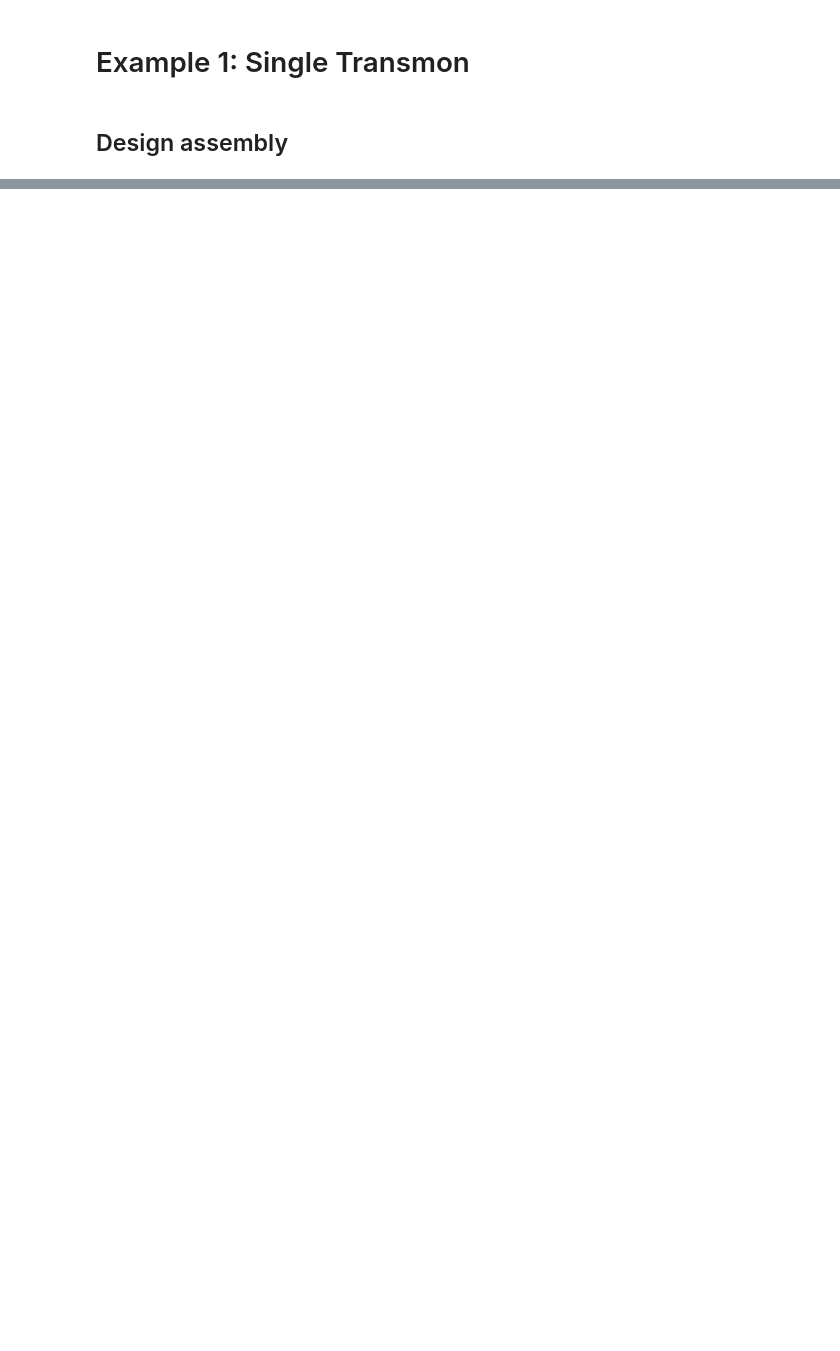
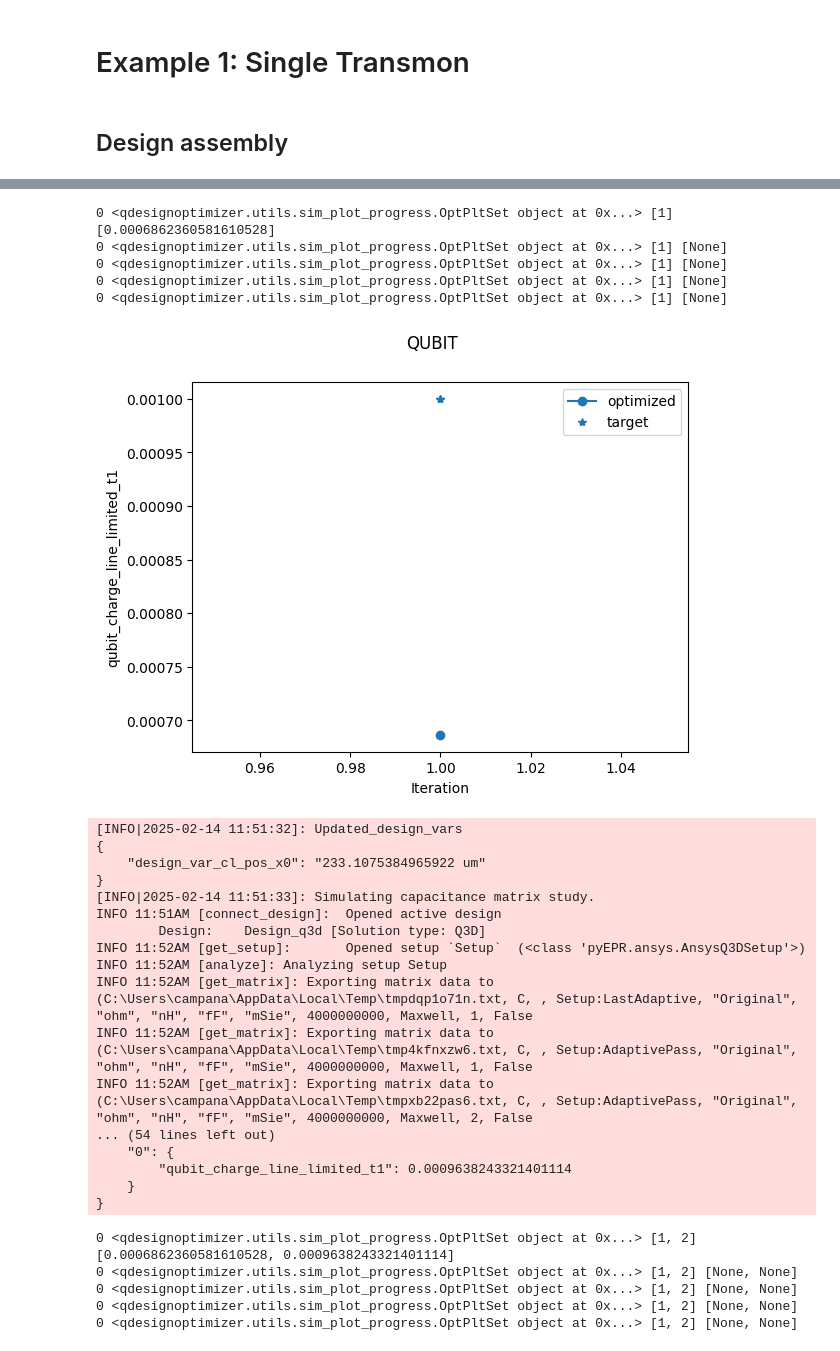
Before and after one commit to 202Q-lab/QDesignOptimizer, a Jupyter notebook: projects/example_single_transmon_chip/main.ipynb, the cells around one changed output, grey strips where cells are left out. Saved outputs shown, nothing was run; the diff lists cells and outputs as text; code cells hidden in the pictures; blank space fills up the shorter version.

Commit message:
Complete example, minor improvements to plotting and log info

```diff
--- a/projects/example_single_transmon_chip/main.ipynb
+++ b/projects/example_single_transmon_chip/main.ipynb
@@ -50,13 +50,7 @@ from qdesignoptimizer.design_analysis import DesignAnalysis, DesignAnalysisState
 MINI_STUDY_BRANCH = 0
 MINI_STUDY = ms.get_mini_study_qb_res(branch=MINI_STUDY_BRANCH)
 RENDER_QISKIT_METAL = lambda design: render_qiskit_metal_design(design, gui)
-
-################# optimization targets ##############
-opt_targets = []
-for target in ot.get_opt_targets_qb_res(
-        branch=MINI_STUDY_BRANCH,
-    ):
-    opt_targets.append(target)
+opt_targets = ot.get_opt_targets_qb_res(branch=MINI_STUDY_BRANCH)
 # %%
 design_analysis_state = DesignAnalysisState(design, RENDER_QISKIT_METAL, tp.TARGET_PARAMS)
 design_analysis = DesignAnalysis(
@@ -70,7 +64,7 @@ design_analysis = DesignAnalysis(
     )
 
 
-nbr_runs = 2
+nbr_runs = 8
 nbr_passes = 5
 
 delta_f = 0.001
@@ -81,0 +239,27 @@ for i in range(nbr_runs):
+# %%
+MINI_STUDY_BRANCH = 0
+MINI_STUDY = ms.get_mini_study_qb_charge_line(branch=MINI_STUDY_BRANCH)
+opt_targets = ot.get_opt_targets_qb_charge_line(branch=MINI_STUDY_BRANCH)
+RENDER_QISKIT_METAL = lambda design: render_qiskit_metal_design(design, gui)
+# %%
+%matplotlib inline
+design_analysis_state = DesignAnalysisState(design, RENDER_QISKIT_METAL, tp.TARGET_PARAMS_CHARGE_LINE_DECAY)
+design_analysis = DesignAnalysis(
+    design_analysis_state,
+    mini_study=MINI_STUDY,
+    opt_targets=opt_targets,
+    save_path=CHIP_NAME + "_" + time.strftime("%Y%m%d-%H%M%S"),
+    update_parameters = False,
+    plot_settings=ps.PLOT_SETTINGS_CHARGE_LINE_DECAY,
+    plot_branches_separately=False
+    )
+
+
+nbr_runs = 5
+nbr_passes_cap = 8
+
+for i in range(nbr_runs):
+    design_analysis.update_nbr_passes_capacitance_ministudies(nbr_passes_cap)
+    design_analysis.optimize_target({}, {})
+    design_analysis.screenshot(gui=gui, run= i)
+# %% [output]
@@ -81,0 +283,28 @@ for i in range(nbr_runs):
+0 <qdesignoptimizer.utils.sim_plot_progress.OptPltSet object at 0x...> [1] [0.0006862360581610528]
+0 <qdesignoptimizer.utils.sim_plot_progress.OptPltSet object at 0x...> [1] [None]
+0 <qdesignoptimizer.utils.sim_plot_progress.OptPltSet object at 0x...> [1] [None]
+0 <qdesignoptimizer.utils.sim_plot_progress.OptPltSet object at 0x...> [1] [None]
+0 <qdesignoptimizer.utils.sim_plot_progress.OptPltSet object at 0x...> [1] [None]
+[figure, added]
+[INFO|2025-02-14 11:51:32]: Updated_design_vars
+{
+    "design_var_cl_pos_x0": "233.1075384965922 um"
+}
+[INFO|2025-02-14 11:51:33]: Simulating capacitance matrix study.
+INFO 11:51AM [connect_design]:  Opened active design
+        Design:    Design_q3d [Solution type: Q3D]
+INFO 11:52AM [get_setup]:       Opened setup `Setup`  (<class 'pyEPR.ansys.AnsysQ3DSetup'>)
+INFO 11:52AM [analyze]: Analyzing setup Setup
+INFO 11:52AM [get_matrix]: Exporting matrix data to (C:\Users\campana\AppData\Local\Temp\tmpdqp1o71n.txt, C, , Setup:LastAdaptive, "Original", "ohm", "nH", "fF", "mSie", 4000000000, Maxwell, 1, False
+INFO 11:52AM [get_matrix]: Exporting matrix data to (C:\Users\campana\AppData\Local\Temp\tmp4kfnxzw6.txt, C, , Setup:AdaptivePass, "Original", "ohm", "nH", "fF", "mSie", 4000000000, Maxwell, 1, False
+INFO 11:52AM [get_matrix]: Exporting matrix data to (C:\Users\campana\AppData\Local\Temp\tmpxb22pas6.txt, C, , Setup:AdaptivePass, "Original", "ohm", "nH", "fF", "mSie", 4000000000, Maxwell, 2, False
+... (54 lines left out)
+    "0": {
+        "qubit_charge_line_limited_t1": 0.0009638243321401114
+    }
+}
+0 <qdesignoptimizer.utils.sim_plot_progress.OptPltSet object at 0x...> [1, 2] [0.0006862360581610528, 0.0009638243321401114]
+0 <qdesignoptimizer.utils.sim_plot_progress.OptPltSet object at 0x...> [1, 2] [None, None]
+0 <qdesignoptimizer.utils.sim_plot_progress.OptPltSet object at 0x...> [1, 2] [None, None]
+0 <qdesignoptimizer.utils.sim_plot_progress.OptPltSet object at 0x...> [1, 2] [None, None]
+0 <qdesignoptimizer.utils.sim_plot_progress.OptPltSet object at 0x...> [1, 2] [None, None]
```
Also changed, not shown: parts of 9 cells of this notebook, 11 other files.
